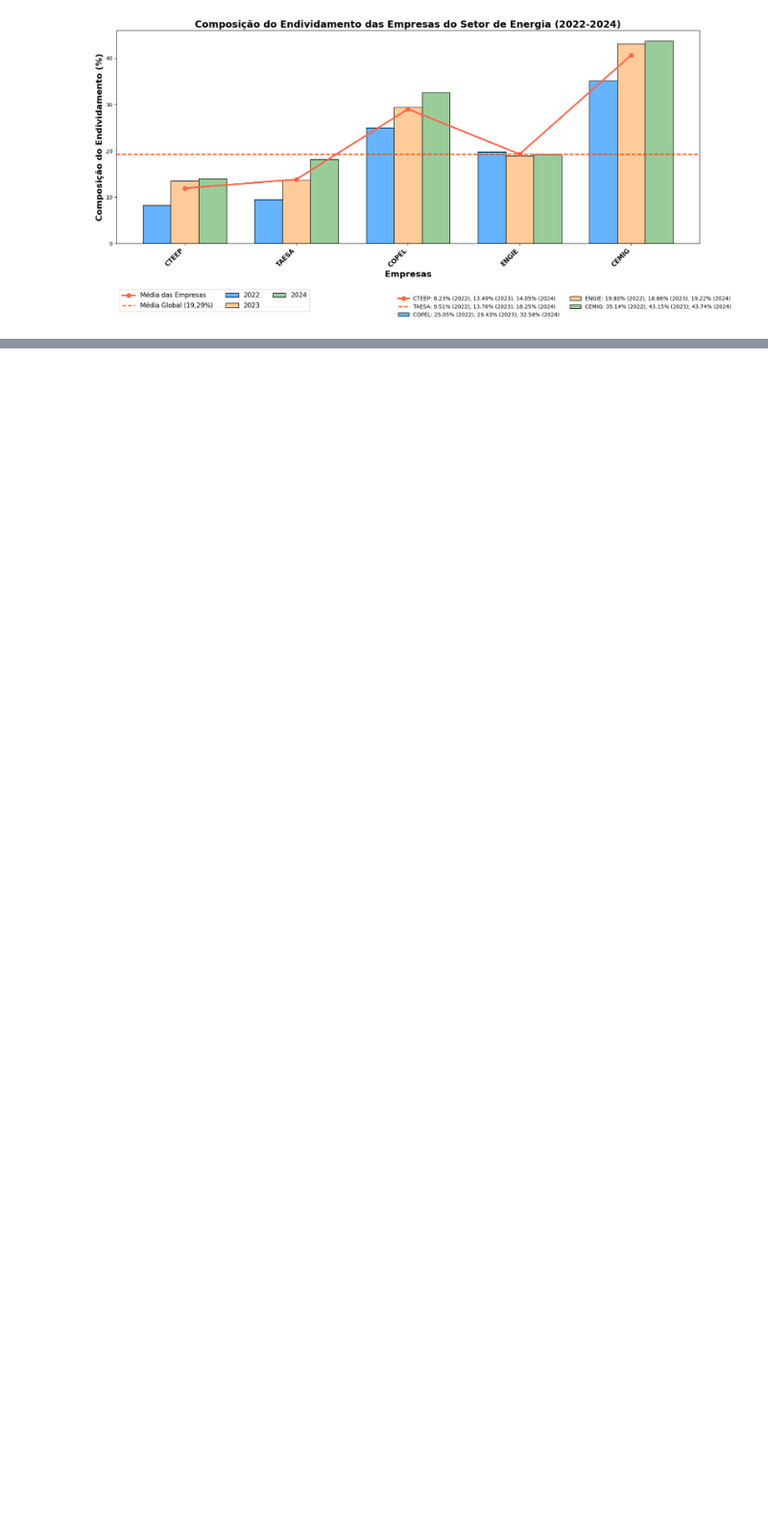
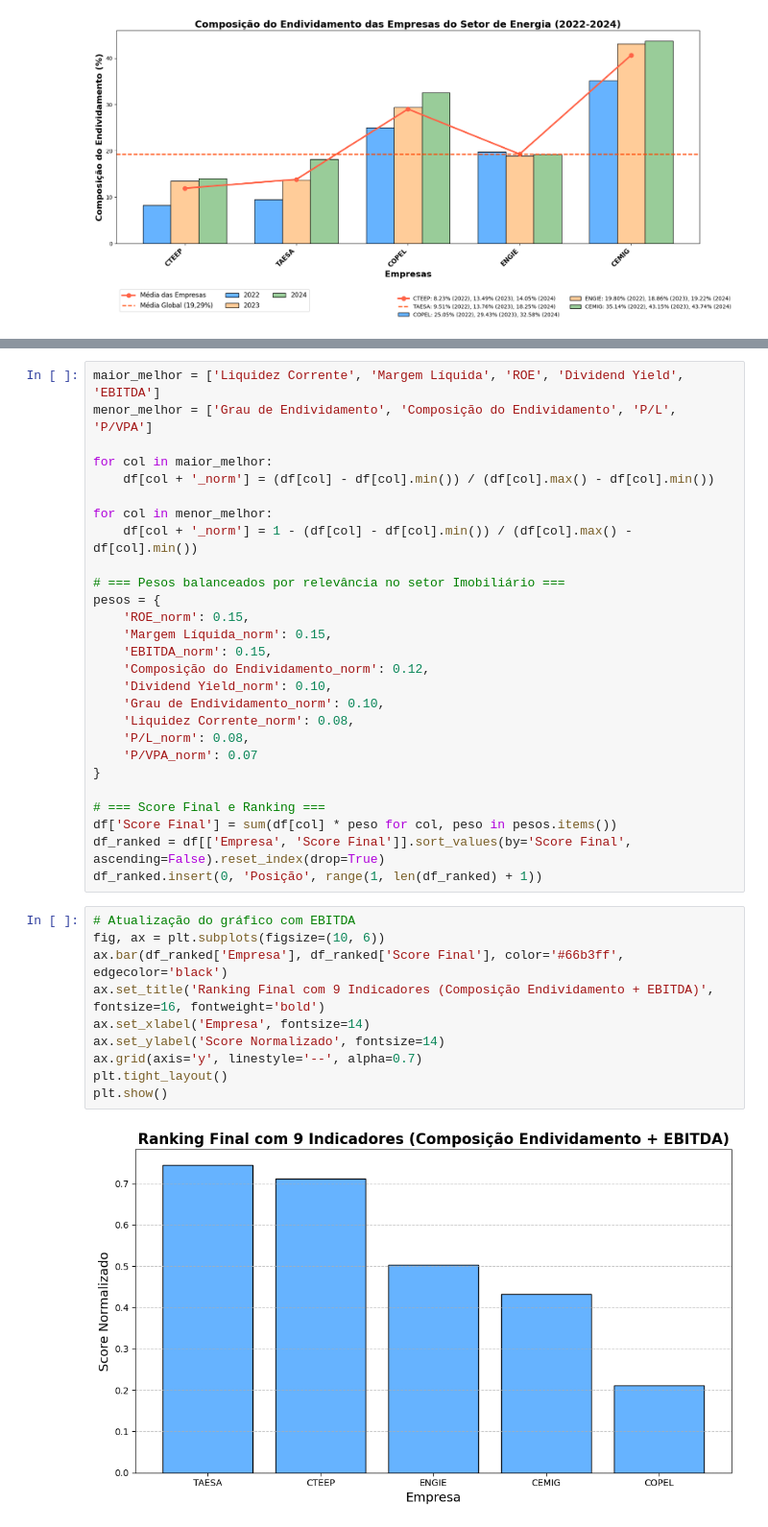
Before and after one commit to isabwllyrr/analise-empresas-imobiliarias, a Jupyter notebook: saladeacoes.ipynb, the cells around one changed output, grey strips where cells are left out. Shown at 96% size. Cells and saved outputs as stored; diff of their text form; blank space fills up the shorter version.

Commit message:
Update saladeacoes.ipynb
construindo o ranking do setor de energia

```diff
--- a/saladeacoes.ipynb
+++ b/saladeacoes.ipynb
@@ -1118,0 +1135,39 @@ plt.show()
+# %%
+maior_melhor = ['Liquidez Corrente', 'Margem Líquida', 'ROE', 'Dividend Yield', 'EBITDA']
+menor_melhor = ['Grau de Endividamento', 'Composição do Endividamento', 'P/L', 'P/VPA']
+
+for col in maior_melhor:
+    df[col + '_norm'] = (df[col] - df[col].min()) / (df[col].max() - df[col].min())
+
+for col in menor_melhor:
+    df[col + '_norm'] = 1 - (df[col] - df[col].min()) / (df[col].max() - df[col].min())
+
+# === Pesos balanceados por relevância no setor Imobiliário ===
+pesos = {
+    'ROE_norm': 0.15,
+    'Margem Líquida_norm': 0.15,
+    'EBITDA_norm': 0.15,
+    'Composição do Endividamento_norm': 0.12,
+    'Dividend Yield_norm': 0.10,
+    'Grau de Endividamento_norm': 0.10,
+    'Liquidez Corrente_norm': 0.08,
+    'P/L_norm': 0.08,
+    'P/VPA_norm': 0.07
+}
+
+# === Score Final e Ranking ===
+df['Score Final'] = sum(df[col] * peso for col, peso in pesos.items())
+df_ranked = df[['Empresa', 'Score Final']].sort_values(by='Score Final', ascending=False).reset_index(drop=True)
+df_ranked.insert(0, 'Posição', range(1, len(df_ranked) + 1))
+# %%
+# Atualização do gráfico com EBITDA
+fig, ax = plt.subplots(figsize=(10, 6))
+ax.bar(df_ranked['Empresa'], df_ranked['Score Final'], color='#66b3ff', edgecolor='black')
+ax.set_title('Ranking Final com 9 Indicadores (Composição Endividamento + EBITDA)', fontsize=16, fontweight='bold')
+ax.set_xlabel('Empresa', fontsize=14)
+ax.set_ylabel('Score Normalizado', fontsize=14)
+ax.grid(axis='y', linestyle='--', alpha=0.7)
+plt.tight_layout()
+plt.show()
+# %% [output]
+[figure, added]
```
Also changed, not shown: parts of 2 cells of this notebook.
